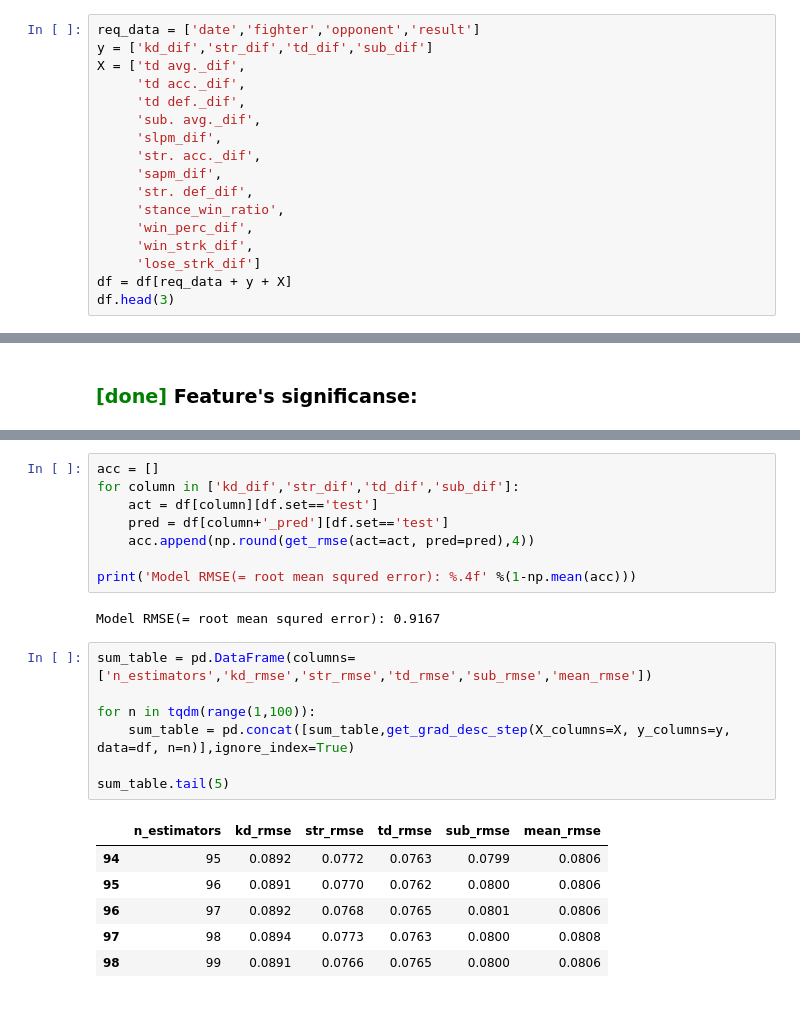
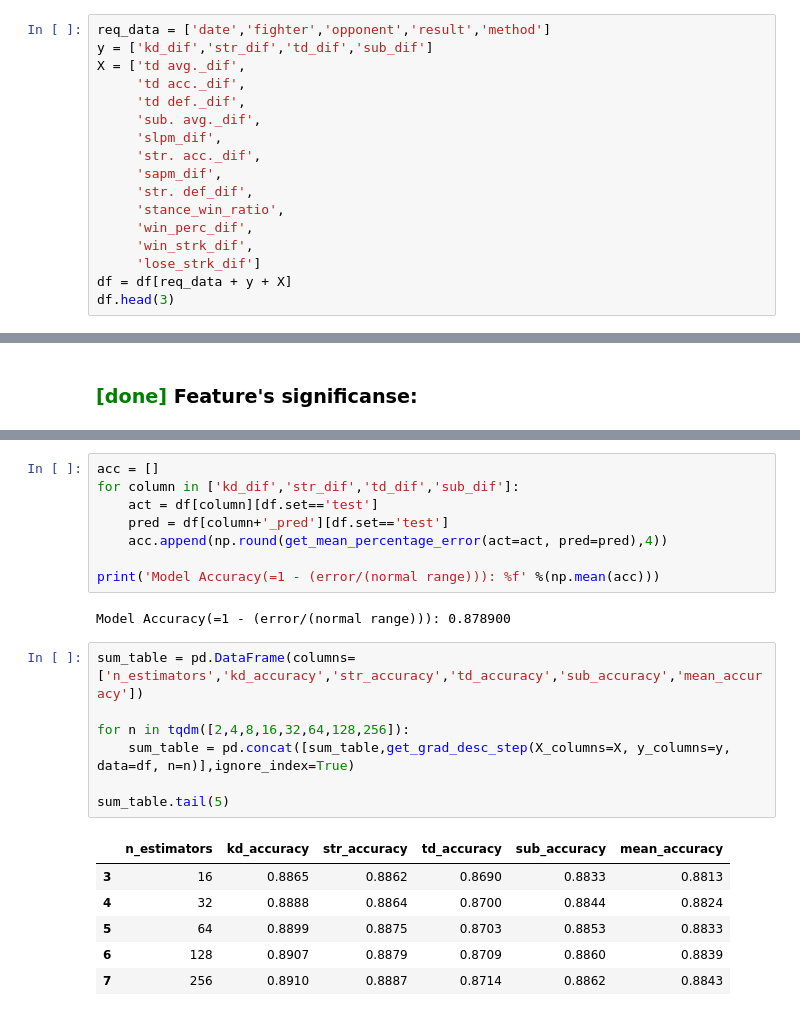
Before and after one commit to sagi778/ufc_fights_Predictor, a Jupyter notebook: notebooks/stats_model_training.ipynb, the cells around one changed output, grey strips where cells are left out. Saved outputs shown, nothing was run; the diff lists cells and outputs as text.

```diff
--- a/notebooks/stats_model_training.ipynb
+++ b/notebooks/stats_model_training.ipynb
@@ -34,5 +34,5 @@ df.tail(3)
 # %%
-req_data = ['date','fighter','opponent','result']
+req_data = ['date','fighter','opponent','result','method']
 y = ['kd_dif','str_dif','td_dif','sub_dif']
 X = ['td avg._dif',
      'td acc._dif',
@@ -133,22 +133,22 @@ acc = []
 for column in ['kd_dif','str_dif','td_dif','sub_dif']:
     act = df[column][df.set=='test']
     pred = df[column+'_pred'][df.set=='test']
-    acc.append(np.round(get_rmse(act=act, pred=pred),4))
+    acc.append(np.round(get_mean_percentage_error(act=act, pred=pred),4))
 
-print('Model RMSE(= root mean squred error): %.4f' %(1-np.mean(acc)))
+print('Model Accuracy(=1 - (error/(normal range))): %f' %(np.mean(acc)))
 # %% [output]
-Model RMSE(= root mean squred error): 0.9167
+Model Accuracy(=1 - (error/(normal range))): 0.878900
 # %%
-sum_table = pd.DataFrame(columns=['n_estimators','kd_rmse','str_rmse','td_rmse','sub_rmse','mean_rmse'])
+sum_table = pd.DataFrame(columns=['n_estimators','kd_accuracy','str_accuracy','td_accuracy','sub_accuracy','mean_accuracy'])
 
-for n in tqdm(range(1,100)):
+for n in tqdm([2,4,8,16,32,64,128,256]):
     sum_table = pd.concat([sum_table,get_grad_desc_step(X_columns=X, y_columns=y, data=df, n=n)],ignore_index=True)
 
 sum_table.tail(5)
 # %% [output]
-|  | n_estimators | kd_rmse | str_rmse | td_rmse | sub_rmse | mean_rmse |
-| 94 | 95 | 0.0892 | 0.0772 | 0.0763 | 0.0799 | 0.0806 |
-| 95 | 96 | 0.0891 | 0.0770 | 0.0762 | 0.0800 | 0.0806 |
-| 96 | 97 | 0.0892 | 0.0768 | 0.0765 | 0.0801 | 0.0806 |
-| 97 | 98 | 0.0894 | 0.0773 | 0.0763 | 0.0800 | 0.0808 |
-| 98 | 99 | 0.0891 | 0.0766 | 0.0765 | 0.0800 | 0.0806 |
+|  | n_estimators | kd_accuracy | str_accuracy | td_accuracy | sub_accuracy | mean_accuracy |
+| 3 | 16 | 0.8865 | 0.8862 | 0.8690 | 0.8833 | 0.8813 |
+| 4 | 32 | 0.8888 | 0.8864 | 0.8700 | 0.8844 | 0.8824 |
+| 5 | 64 | 0.8899 | 0.8875 | 0.8703 | 0.8853 | 0.8833 |
+| 6 | 128 | 0.8907 | 0.8879 | 0.8709 | 0.8860 | 0.8839 |
+| 7 | 256 | 0.8910 | 0.8887 | 0.8714 | 0.8862 | 0.8843 |
```
Also changed, not shown: parts of 24 cells of this notebook.
